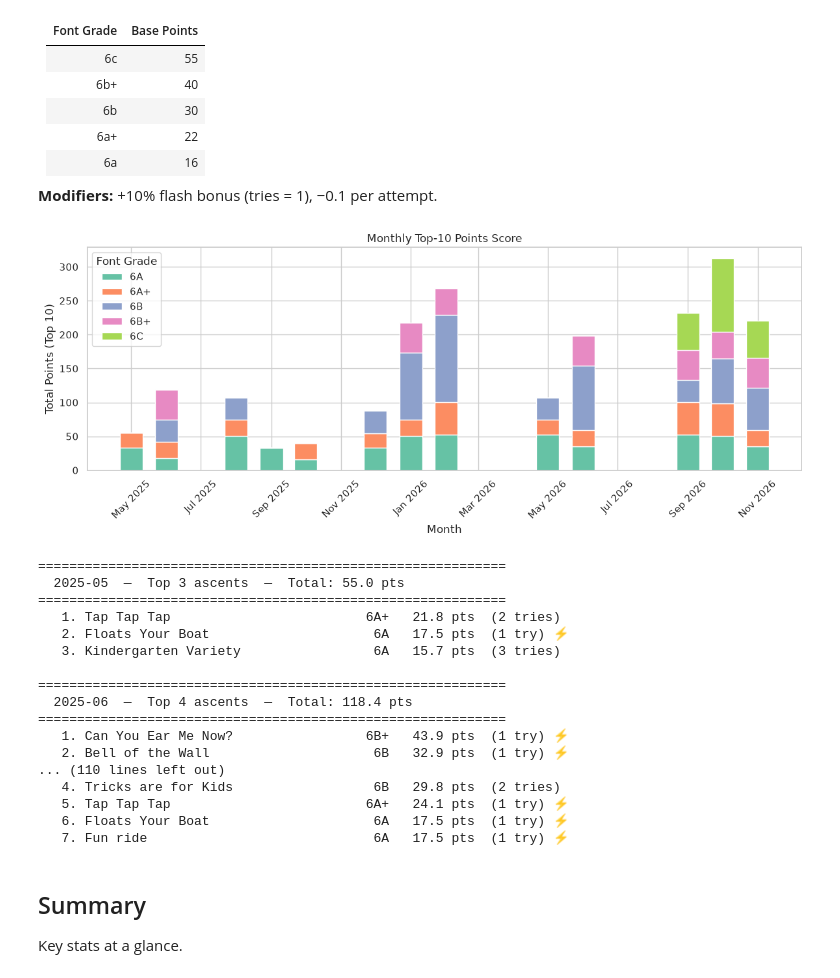
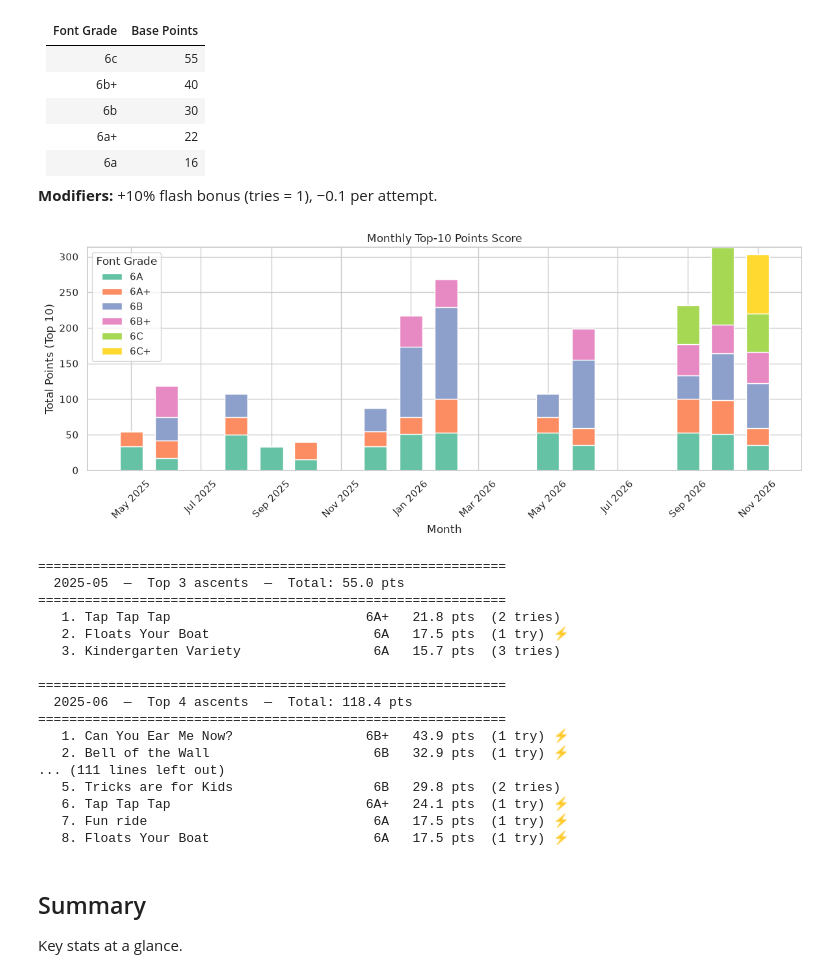
Before and after one commit to daniloaleixo/BoardLib, a Jupyter notebook: analysis.ipynb, the cells around one changed output. Drawn from its saved outputs; the diff is of its cells as text; code cells hidden in the pictures.

```diff
--- a/analysis.ipynb
+++ b/analysis.ipynb
@@ -500,6 +500,7 @@ Custom scoring system based on Font grade. Only ascents with grade 6a or above e
 **Modifiers:** +10% flash bonus (tries = 1), −0.1 per attempt.
 # %%
 FONT_GRADE_POINTS = {
+    "6C+": 75,
     "6C": 55,
     "6B+": 40,
     "6B": 30,
@@ -513,10 +514,11 @@ GRADE_COLORS = {
     "6B": "#8da0cb",
     "6B+": "#e78ac3",
     "6C": "#a6d854",
+    "6C+": "#ffd92f",
 }
 
 # Ordered from easiest to hardest for stacking
-GRADE_ORDER = ["6A", "6A+", "6B", "6B+", "6C"]
+GRADE_ORDER = ["6A", "6A+", "6B", "6B+", "6C", "6C+"]
 
 def compute_points(row):
     # font_grade is NaN (a float) wherever displayed_grade was missing, and
@@ -554,34 +556,34 @@ pivot = pivot[GRADE_ORDER]
 # Stacked bar chart
 fig, ax = plt.subplots(figsize=(12, 5))
 bottom = np.zeros(len(pivot))
 for grade in GRADE_ORDER:
     vals = pivot[grade].values
     if vals.sum() > 0:
         ax.bar(pivot.index, vals, width=20, bottom=bottom,
                color=GRADE_COLORS[grade], label=grade)
         bottom += vals
 
 ax.set_title("Monthly Top-10 Points Score")
 ax.set_xlabel("Month")
 ax.set_ylabel("Total Points (Top 10)")
 ax.xaxis.set_major_formatter(mdates.DateFormatter("%b %Y"))
 ax.tick_params(axis="x", rotation=45)
 ax.legend(title="Font Grade")
 plt.tight_layout()
 plt.show()
 
 # Table breakdown per month
 for month, group in top10.groupby("month"):
     rows = group.sort_values("points", ascending=False)
     print(f"\n{'='*60}")
     print(f"  {month}  —  Top {len(rows)} ascents  —  Total: {rows['points'].sum():.1f} pts")
     print(f"{'='*60}")
     for i, (_, r) in enumerate(rows.iterrows(), 1):
         flash_tag = " ⚡" if r["tries"] == 1 else ""
         print(f"  {i:>2}. {r['climb_name']:<35} {r['font_grade']:>3}  "
               f"{r['points']:>5.1f} pts  ({r['tries']} {'try' if r['tries'] == 1 else 'tries'}){flash_tag}")
 # %% [output]
-[figure, old version]
+[figure, new version]
 ============================================================
   2025-05  —  Top 3 ascents  —  Total: 55.0 pts
 ============================================================
@@ -594,11 +596,11 @@ for month, group in top10.groupby("month"):
 ============================================================
    1. Can You Ear Me Now?                 6B+   43.9 pts  (1 try) ⚡
    2. Bell of the Wall                     6B   32.9 pts  (1 try) ⚡
-... (110 lines left out)
-   4. Tricks are for Kids                  6B   29.8 pts  (2 tries)
-   5. Tap Tap Tap                         6A+   24.1 pts  (1 try) ⚡
-   6. Floats Your Boat                     6A   17.5 pts  (1 try) ⚡
+... (111 lines left out)
+   5. Tricks are for Kids                  6B   29.8 pts  (2 tries)
+   6. Tap Tap Tap                         6A+   24.1 pts  (1 try) ⚡
    7. Fun ride                             6A   17.5 pts  (1 try) ⚡
+   8. Floats Your Boat                     6A   17.5 pts  (1 try) ⚡
 # %% [markdown]
 ## Summary
 
```
